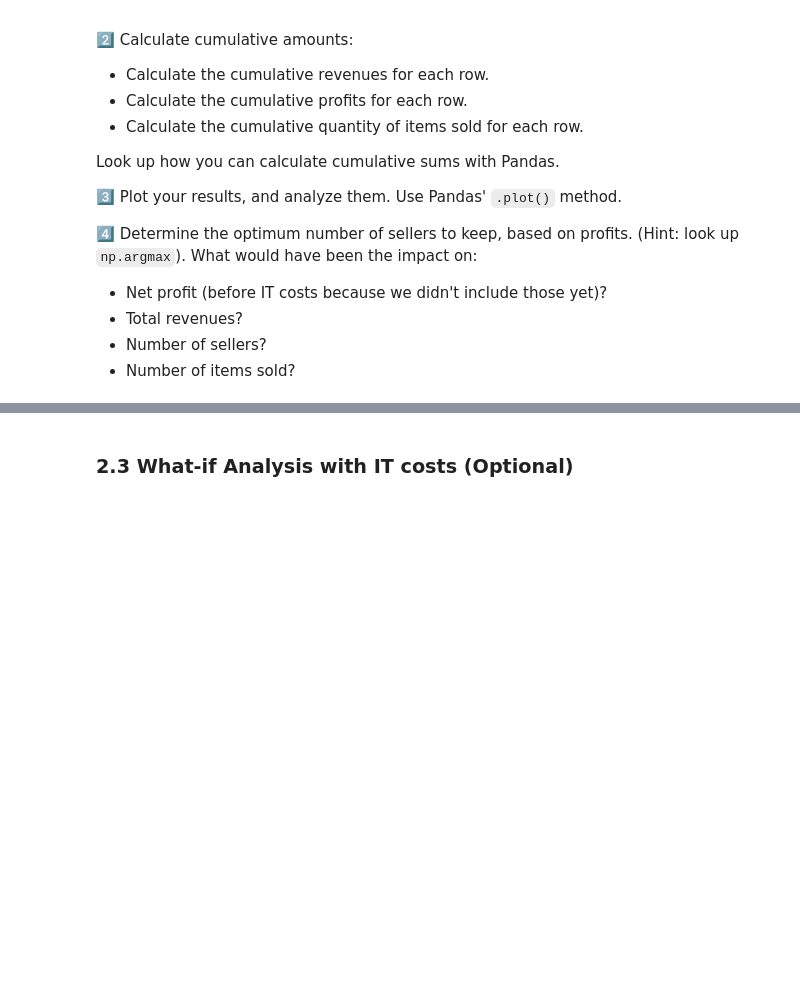
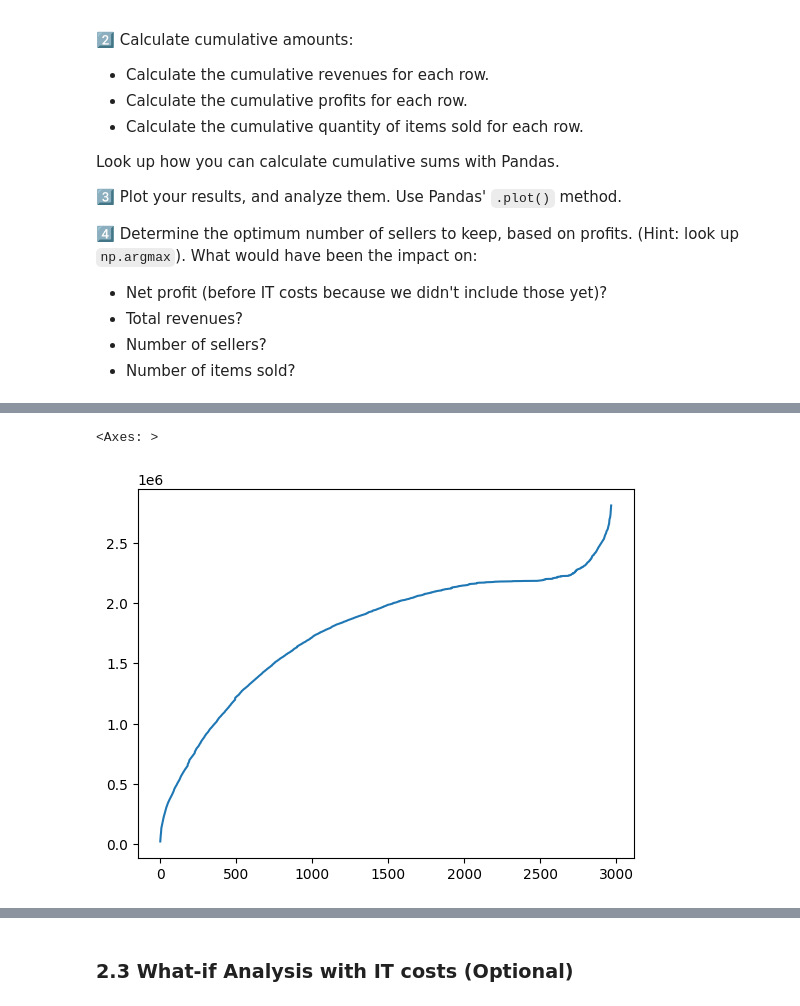
Before and after one commit to syanrys/data-olist_ceo_request, a Jupyter notebook: CEO_request.ipynb, the cells around one changed output, grey strips where cells are left out. Cells and saved outputs as stored; diff of their text form; code cells hidden in the pictures; blank space fills up the shorter version.

```diff
--- a/CEO_request.ipynb
+++ b/CEO_request.ipynb
@@ -109,0 +118,4 @@ For `cost_of_reviews` you'll need to change another method first. Which one is r
+# %%
+from olist.seller import Seller
+sellers = Seller().get_training_data()
+sellers
@@ -134,0 +159,3 @@ Here are our steps:
+# %%
+data_sellers = sellers.sort_values('profits', ascending=False)[['revenues', 'profits', 'quantity']].cumsum(axis=0)
+data_sellers
@@ -134,0 +176,5 @@ Here are our steps:
+# %%
+data_sellers.reset_index()['revenues'].plot()
+# %% [output]
+<Axes: >
+[figure, added]
```
Also changed, not shown: parts of 18 cells of this notebook.
